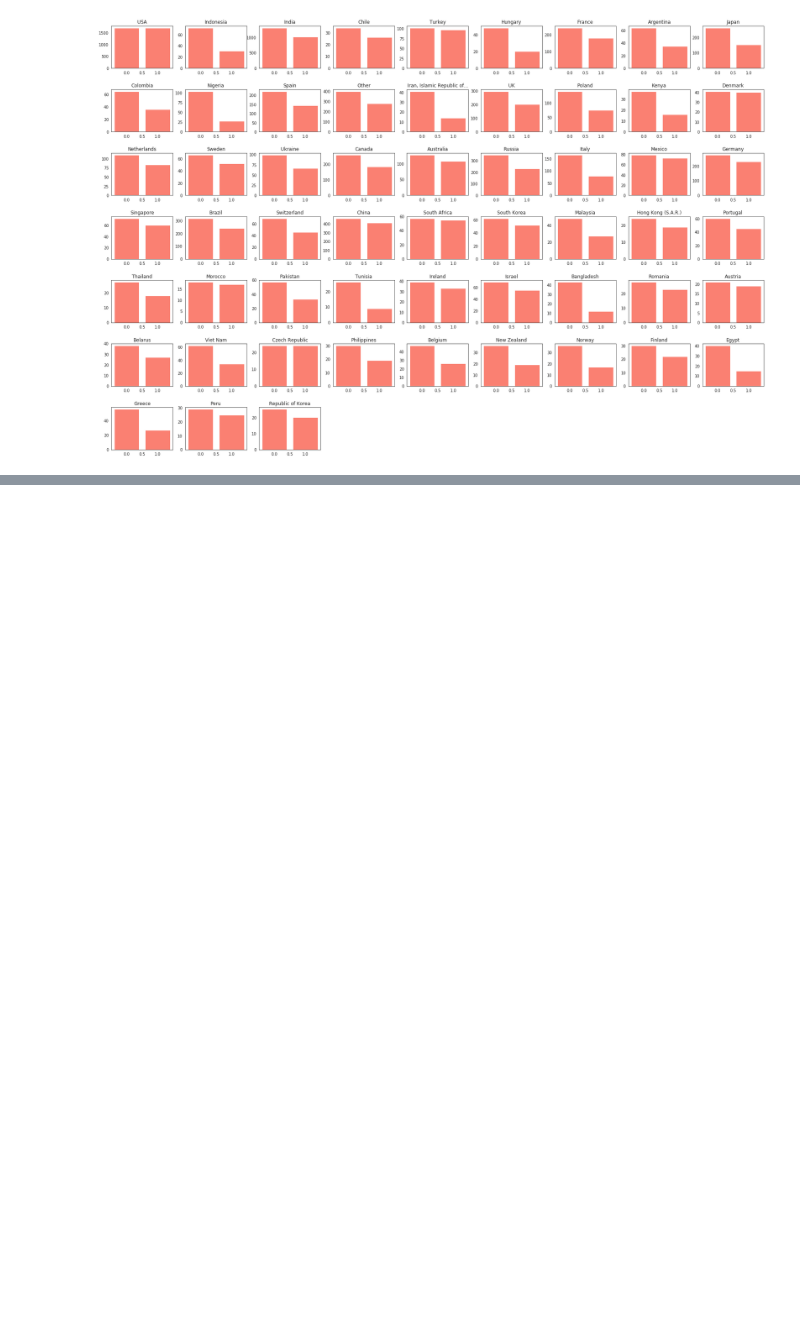
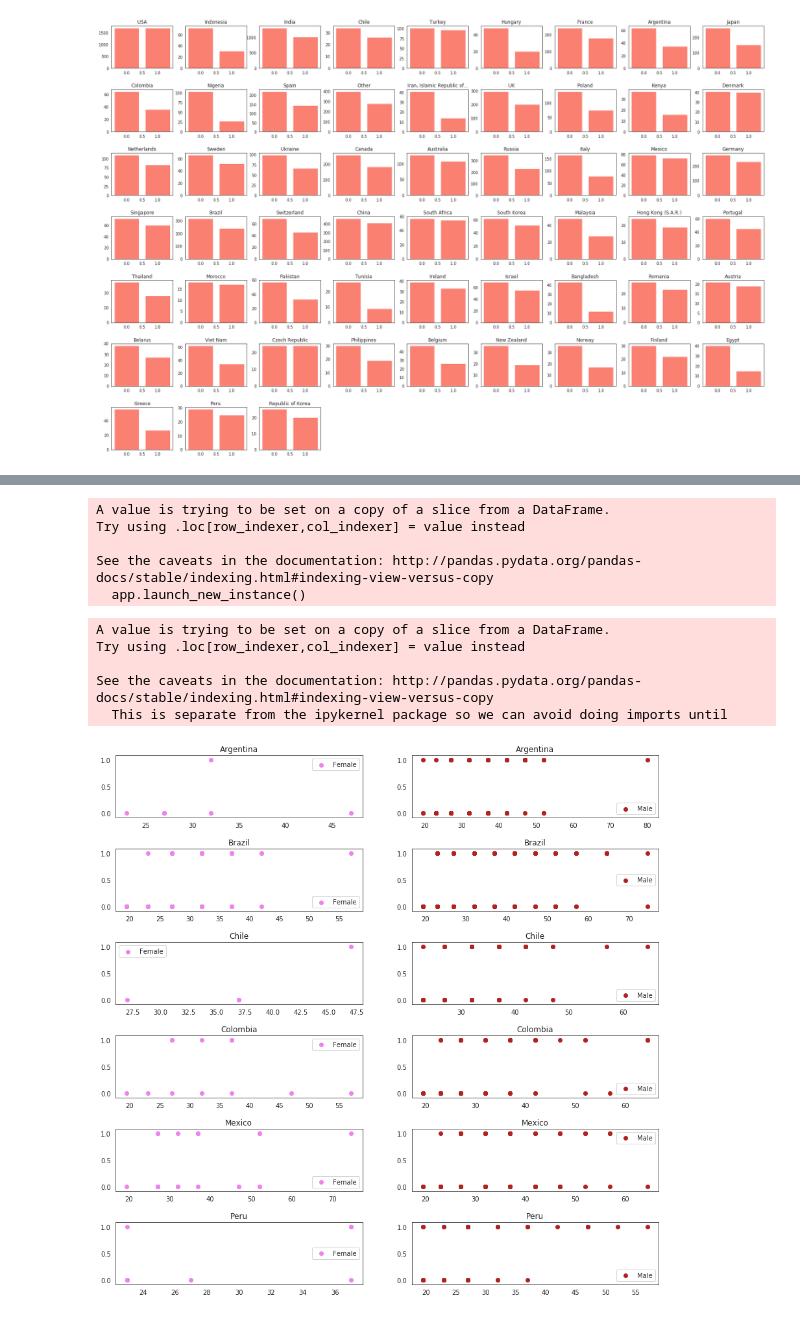
Before and after one commit to JoseMontanaC/JoseAlejandroMontana_Final, a Jupyter notebook: JoseAlejandroMontana_Final.ipynb, the cells around one changed output, grey strips where cells are left out. Cells and saved outputs as stored; diff of their text form; code cells hidden in the pictures; blank space fills up the shorter version.

```diff
--- a/JoseAlejandroMontana_Final.ipynb
+++ b/JoseAlejandroMontana_Final.ipynb
@@ -126,7 +126,7 @@ plt.show()
 # %% [markdown]
 # Question we are interested in
 # %%
-data = data.rename(columns={'Q2': 'Age', 'Q3': 'Country', 'Q4': 'Education', 'Q5': 'Major', 'Q6': 'Role',
+data = data.rename(columns={'Q1':'Gender','Q2': 'Age', 'Q3': 'Country', 'Q4': 'Education', 'Q5': 'Major', 'Q6': 'Role',
                             'Q7': 'industry','Q8': 'Experience', 'Q9': 'Salary'})
 # %%
 for i in Lat_american:
@@ -280,0 +243,63 @@ Peru
+# %%
+nuevo=New_data
+nuevo=nuevo[nuevo.Education != "I prefer not to answer"]
+nuevo=nuevo[nuevo.Education != 'No formal education past high school']
+y=np.zeros(len(New_data))
+for j in sorted(Counter(nuevo.Education.dropna()).keys()):
+    if j=="Bachelor’s degree":
+        y[New_data["Education"]==j]=2
+    if j=="Master’s degree":
+        y[New_data["Education"]==j]=4
+    if j=="Professional degree":
+        y[New_data["Education"]==j]=3
+    if j=="Doctoral degree":
+        y[New_data["Education"]==j]=5
+    if j=="Some college/university study without earning a bachelor’s degree":
+        y[New_data["Education"]==j]=1
+New_data["New_Education"]=y
+# %% [output]
+A value is trying to be set on a copy of a slice from a DataFrame.
+Try using .loc[row_indexer,col_indexer] = value instead
+
+See the caveats in the documentation: http://pandas.pydata.org/pandas-docs/stable/indexing.html#indexing-view-versus-copy
+  app.launch_new_instance()
+# %%
+y=np.ones(len(New_data))
+y[New_data.Gender=="Female"]=0
+New_data["New_Gender"]=y
+# %% [output]
+A value is trying to be set on a copy of a slice from a DataFrame.
+Try using .loc[row_indexer,col_indexer] = value instead
+
+See the caveats in the documentation: http://pandas.pydata.org/pandas-docs/stable/indexing.html#indexing-view-versus-copy
+  This is separate from the ipykernel package so we can avoid doing imports until
+# %%
+plt.figure(figsize=(15,15))
+plt.subplots_adjust(hspace=0.5)
+k=1
+for latcountry in Lat_american:
+    plt.subplot(6,2,k)
+    Patos=New_data[["Country","New_Education","Gender","New_Gender","New_Experience","New_Age","Salary(USD)"]].dropna()
+    Patos=Patos[Patos["Country"]==latcountry]
+    Patos=Patos[Patos["Gender"]=="Female"]
+    y = Patos['Salary(USD)']
+    Y = np.zeros(len(y))
+    Y[y > np.median(y)] = 1
+    plt.scatter(Patos.New_Age,Y,color="violet",label="Female")
+    plt.title(latcountry)
+    plt.legend()
+    k+=1
+    plt.subplot(6,2,k)
+    Patos=New_data[["Country","New_Education","Gender","New_Gender","New_Experience","New_Age","Salary(USD)"]].dropna()
+    Patos=Patos[Patos["Country"]==latcountry]
+    Patos=Patos[Patos["Gender"]=="Male"]
+    y = Patos['Salary(USD)']
+    Y = np.zeros(len(y))
+    Y[y > np.median(y)] = 1
+    plt.scatter(Patos.New_Age,Y,color="firebrick",label="Male")
+    plt.title(latcountry)
+    plt.legend()
+    k+=1
+plt.show()
+# %% [output]
+[figure, added]
```
Also changed, not shown: parts of 2 cells of this notebook.
